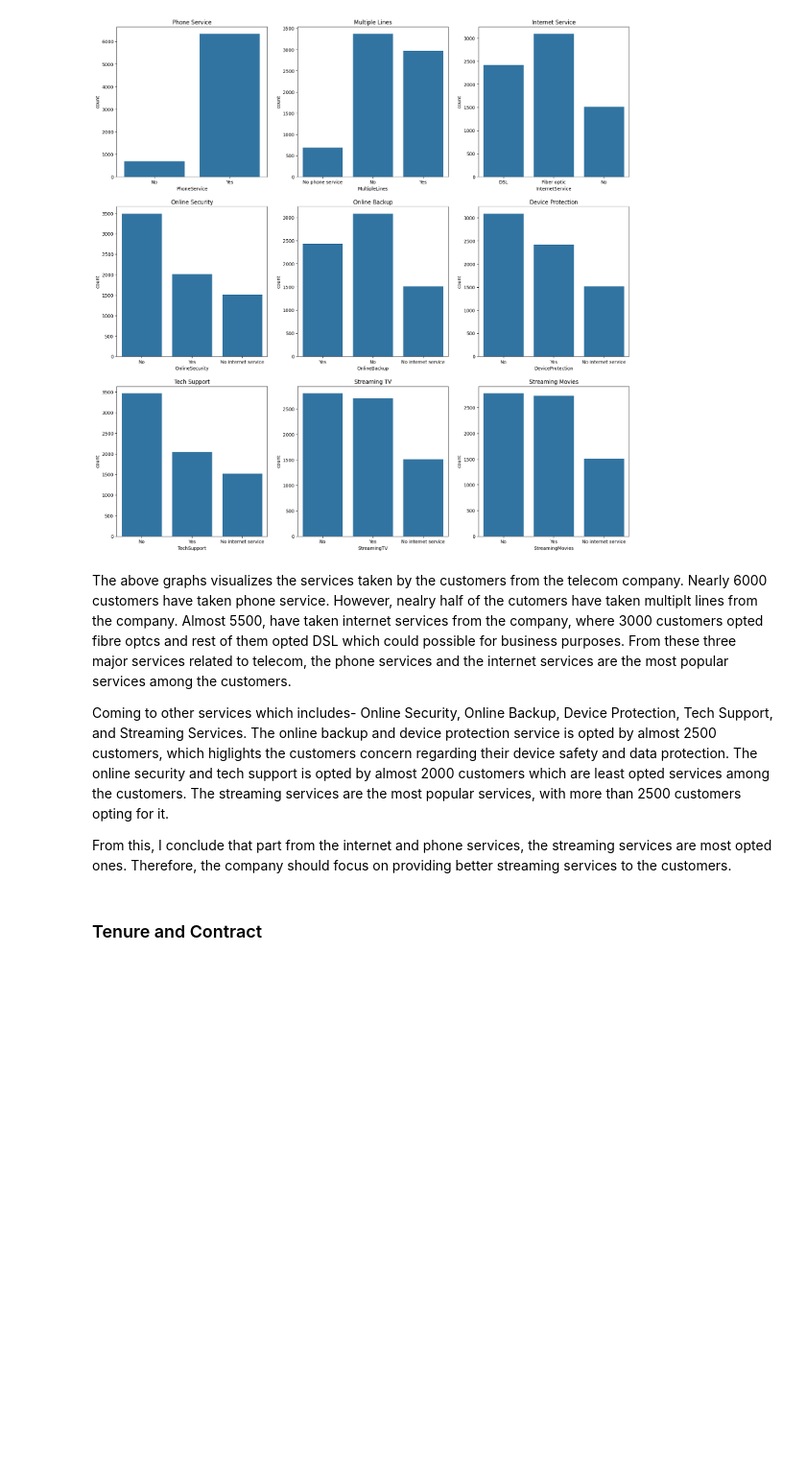
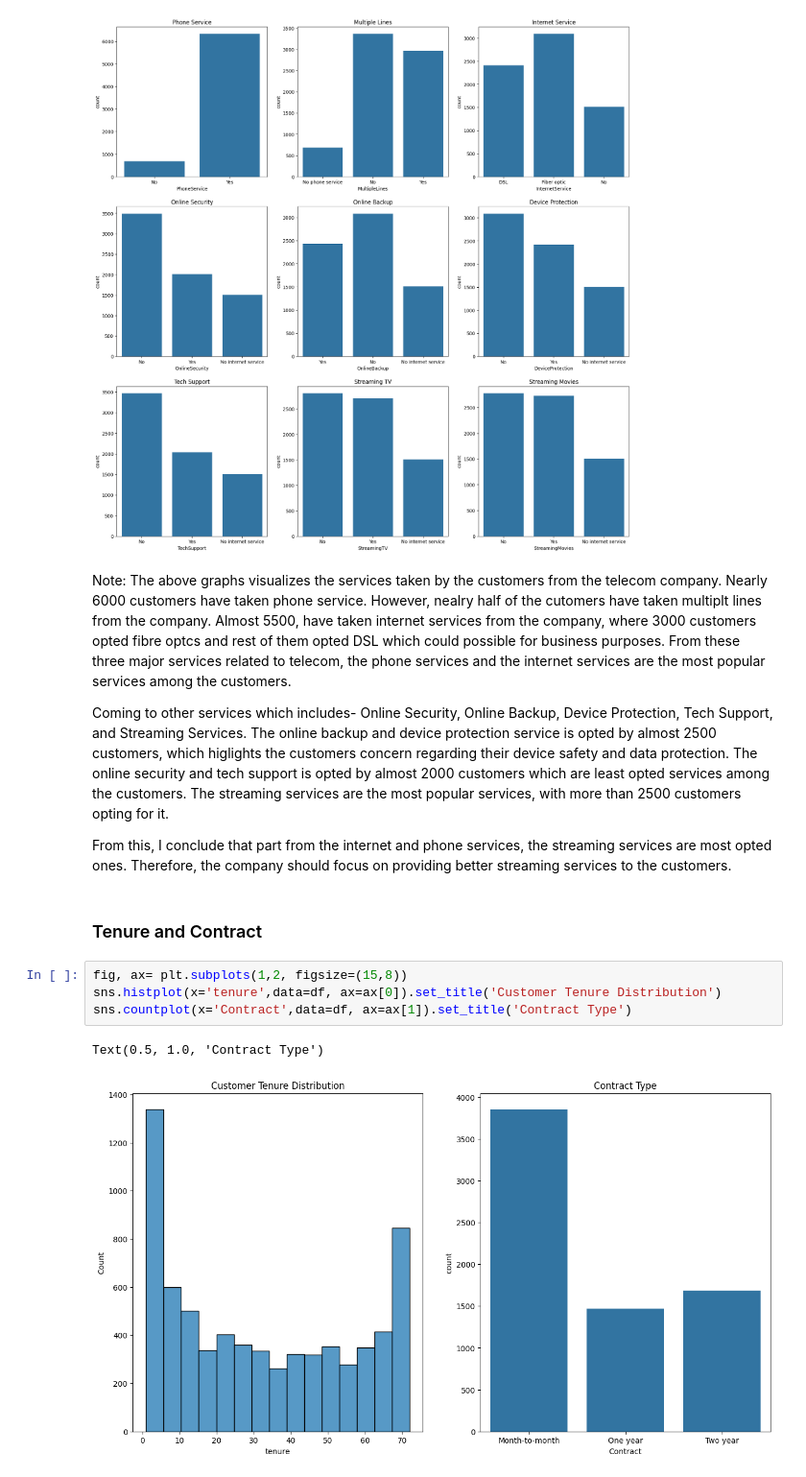
Before and after one commit to salomonzambrano/Portfolio-focused-on-Data-Science-, a Jupyter notebook: notebooks/Telecom Customer Churn Prediction.ipynb, the cells around one changed output. Shown: that part at 96% size. Drawn from its saved outputs; the diff is of its cells as text; blank space fills up the shorter version.

```diff
--- a/notebooks/Telecom Customer Churn Prediction.ipynb
+++ b/notebooks/Telecom Customer Churn Prediction.ipynb
@@ -209,10 +209,17 @@ ax[2,2].set_title('Streaming Movies')
 Text(0.5, 1.0, 'Streaming Movies')
 [figure]
 # %% [markdown]
-The above graphs visualizes the services taken by the customers from the telecom company. Nearly 6000 customers have taken phone service. However, nealry half of the cutomers have taken multiplt lines from the company. Almost 5500, have taken internet services from the company, where 3000 customers opted fibre optcs and rest of them opted DSL which could possible for business purposes. From these three major services related to telecom, the phone services and the internet services are the most popular services among the customers.
+Note: The above graphs visualizes the services taken by the customers from the telecom company. Nearly 6000 customers have taken phone service. However, nealry half of the cutomers have taken multiplt lines from the company. Almost 5500, have taken internet services from the company, where 3000 customers opted fibre optcs and rest of them opted DSL which could possible for business purposes. From these three major services related to telecom, the phone services and the internet services are the most popular services among the customers.
 
 Coming to other services which includes- Online Security, Online Backup, Device Protection, Tech Support, and Streaming Services. The online backup and device protection service is opted by almost 2500 customers, which higlights the customers concern regarding their device safety and data protection. The online security and tech support is opted by almost 2000 customers which are least opted services among the customers. The streaming services are the most popular services, with more than 2500 customers opting for it.
 
 From this, I conclude that part from the internet and phone services, the streaming services are most opted ones. Therefore, the company should focus on providing better streaming services to the customers.
 # %% [markdown]
 ### Tenure and Contract
+# %%
+fig, ax= plt.subplots(1,2, figsize=(15,8))
+sns.histplot(x='tenure',data=df, ax=ax[0]).set_title('Customer Tenure Distribution')
+sns.countplot(x='Contract',data=df, ax=ax[1]).set_title('Contract Type')
+# %% [output]
+Text(0.5, 1.0, 'Contract Type')
+[figure, added]
```
Also changed, not shown: parts of 21 cells of this notebook.
